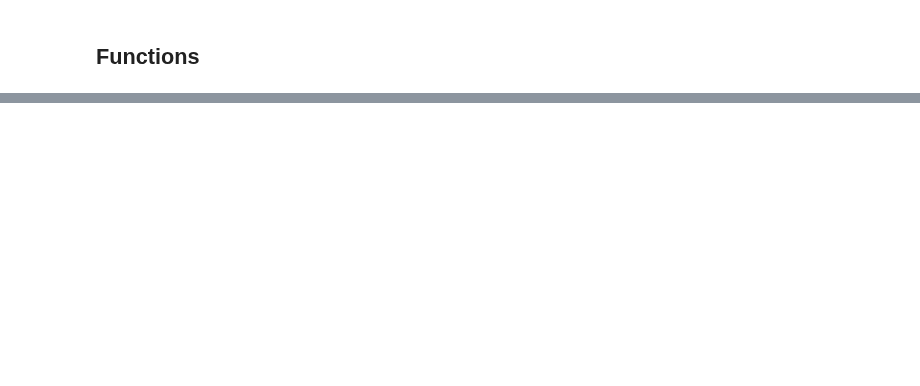
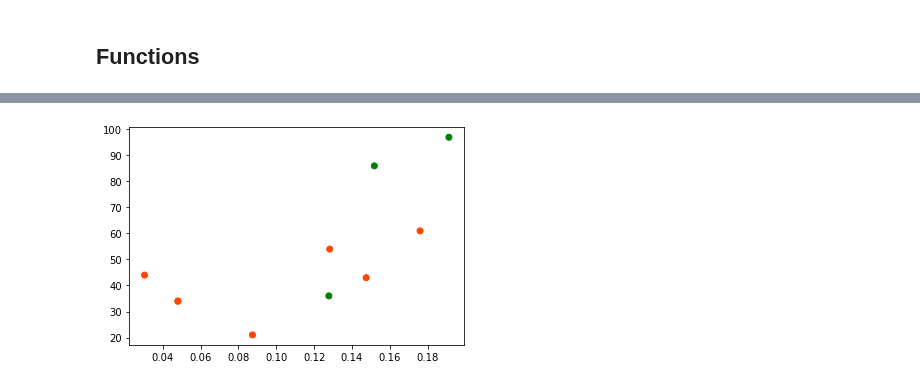
Before and after one commit to imrogerjiang/bayesian-inference-topic-measures, a Jupyter notebook: Significance test comparison.ipynb, the cells around one changed output, grey strips where cells are left out. Cells and saved outputs as stored; diff of their text form; code cells hidden in the pictures; blank space fills up the shorter version.

```diff
--- a/Significance test comparison.ipynb
+++ b/Significance test comparison.ipynb
@@ -127,2 +133,4 @@ plt.plot()
+# %%
+glm_rater_topic_cordel["summary_stat"] = create_summary_stat(glm_rater_topic_cordel["trace"])
 # %% [markdown]
 ## Functions
@@ -208,0 +253,19 @@ for p in p_diff:
+# %%
+n_raters_results = create_sim_df(
+    variables = ["p_diff", "n_raters"],
+    ranges = [(0.02, 0.2), (20, 100)],
+    n_trials = 10)
+# %%
+# Simulating scores and significance tests
+for i in range(n_trials):
+    print(f"Trial: {i}")
+    p_diff = n_raters_results.loc[i, "p_diff"].item()
+    n_raters = n_raters_results.loc[i, "n_raters"].item()
+    scores = simulate_scores(
+        glm_rater_topic_cordel,
+        p_diff=p_diff,
+        n_raters=n_raters,
+        topics_per_r=topics_per_r,
+        n_sims=1)
+    n_raters_results.loc[i, "utest_pval"] = utest_pval(scores)
+    n_raters_results.loc[i, "bht_pval"] = bht_pval(scores)
@@ -208,0 +310,19 @@ for p in p_diff:
+# %%
+n_raters_results["utest"] = n_raters_results["utest_pval"] < alpha
+n_raters_results["bht"] = n_raters_results["bht_pval"] < alpha
+
+# (utest, bht)
+# Neither significant: orange
+# bht significant: yellow
+# utest significant: blue
+# both significant: green
+
+n_raters_results["c"] = np.select(
+    condlist=[
+        ~n_raters_results["utest"] & ~n_raters_results["bht"],
+        ~n_raters_results["utest"] & n_raters_results["bht"],
+        n_raters_results["utest"] & ~n_raters_results["bht"],
+        n_raters_results["utest"] & n_raters_results["bht"]
+    ],
+    choicelist=["orangered", "yellow", "blue", "green"],
+    default="black")
@@ -208,0 +343,5 @@ for p in p_diff:
+# %%
+plt.scatter(n_raters_results["p_diff"], n_raters_results["n_raters"], c=n_raters_results["c"])
+plt.show()
+# %% [output]
+[figure, added]
```
Also changed, not shown: parts of 39 cells of this notebook.
